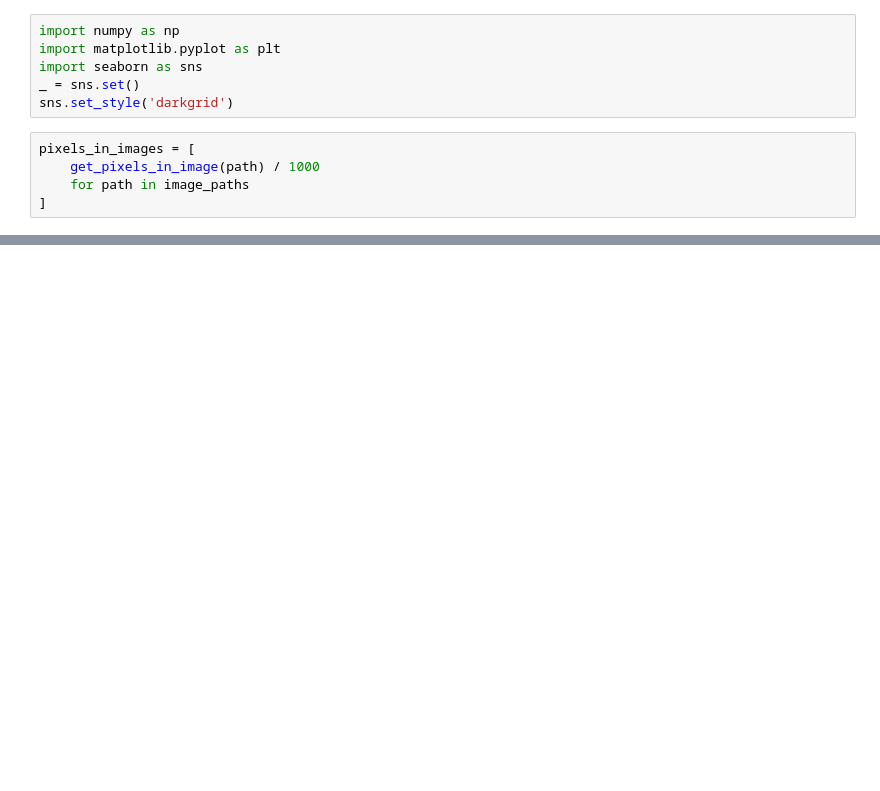
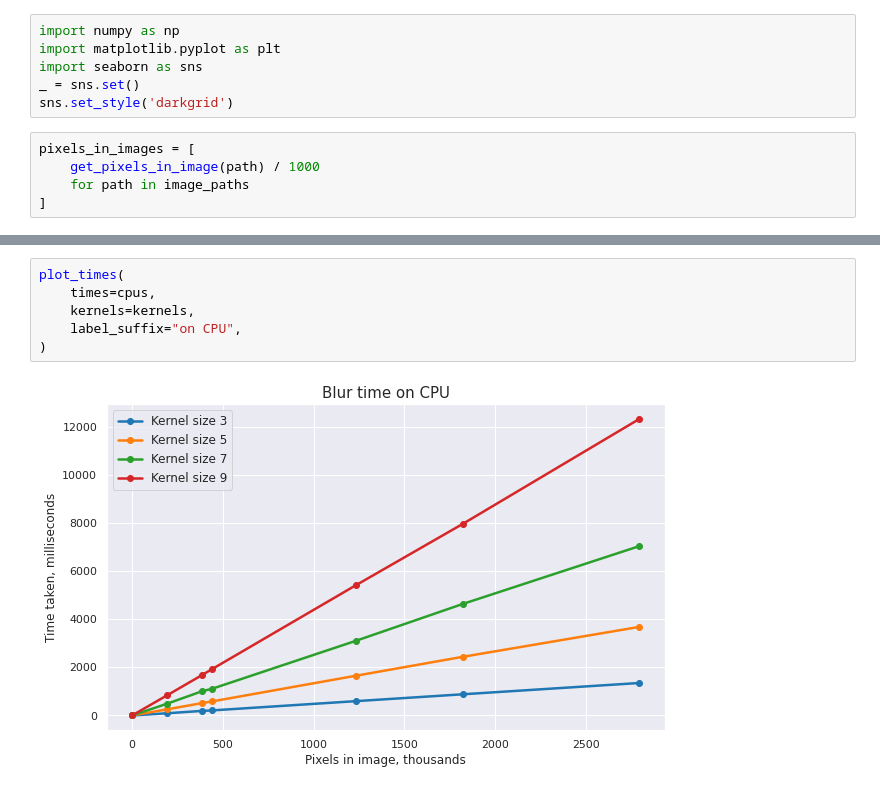
Before and after one commit to TmLev/hpc-hw, a Jupyter notebook: 4-blur/experiments.ipynb, the cells around one changed output, grey strips where cells are left out. Drawn from its saved outputs; the diff is of its cells as text; blank space fills up the shorter version.

```diff
--- a/4-blur/experiments.ipynb
+++ b/4-blur/experiments.ipynb
@@ -816,0 +879,8 @@ plot_time(
+# %%
+plot_times(
+    times=cpus,
+    kernels=kernels,
+    label_suffix="on CPU",
+)
+# %% [output]
+[figure, added]
```
Also changed, not shown: parts of 17 cells of this notebook.
